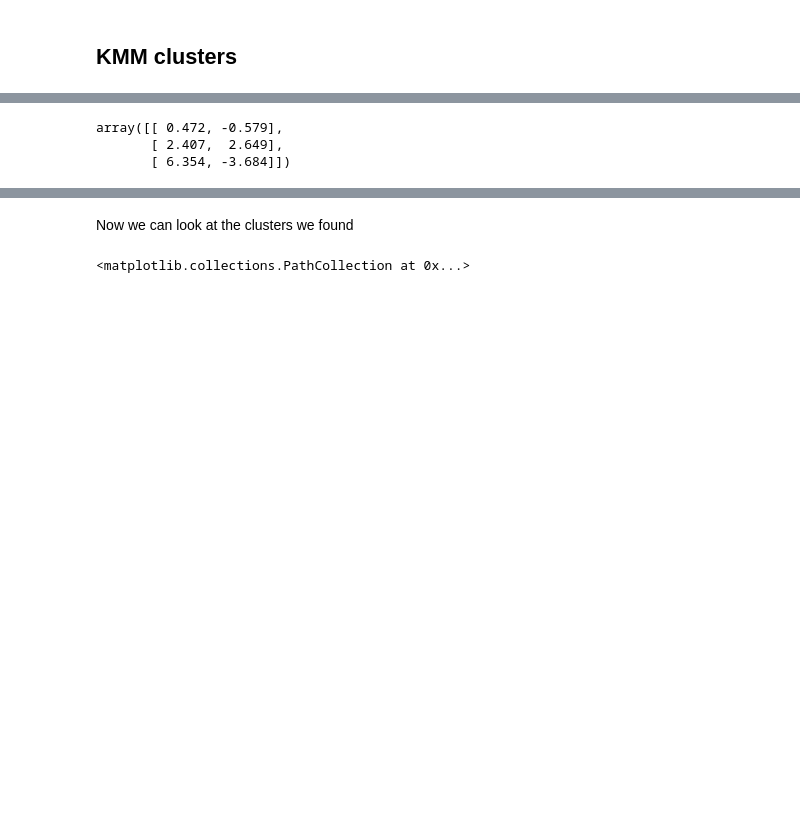
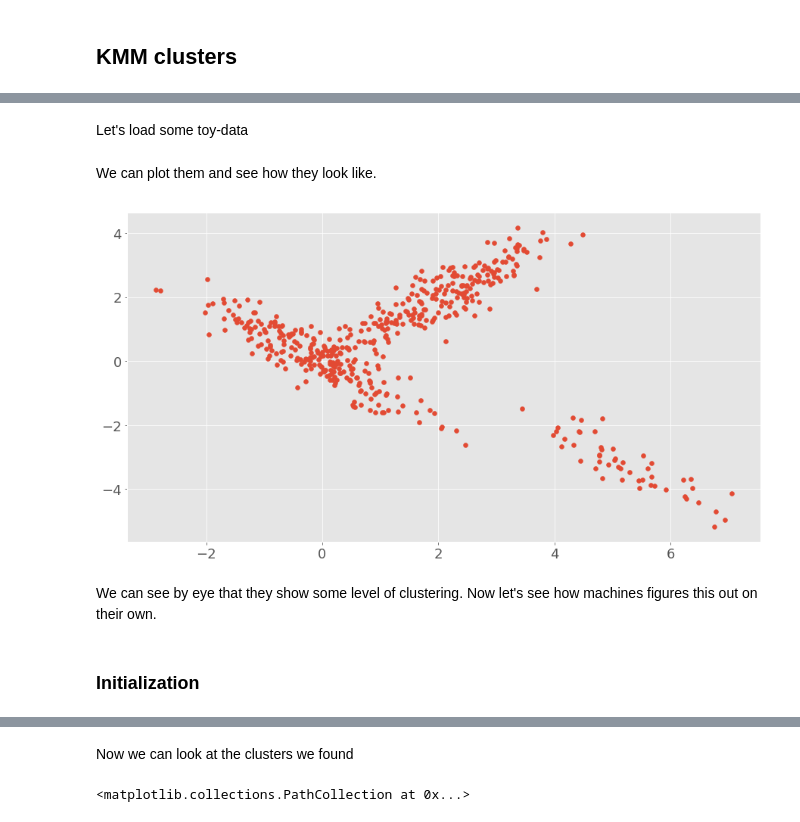
Before and after one commit to amanzotti/machine_learning, a Jupyter notebook: Machine_learning.ipynb, the cells around one changed output, grey strips where cells are left out. Cells and saved outputs as stored; diff of their text form; code cells hidden in the pictures; blank space fills up the shorter version.

```diff
--- a/Machine_learning.ipynb
+++ b/Machine_learning.ipynb
@@ -127,8 +35,14 @@ Load toy data
+# %% [markdown]
+Let's load some toy-data
 # %%
 data = np.loadtxt('toydata.txt')
-# %%
-mu
-# %% [output]
-array([[ 0.472, -0.579],
-       [ 2.407,  2.649],
-       [ 6.354, -3.684]])
+# %% [markdown]
+We can plot them and see how they look like.
+# %%
+plt.scatter(data[:,0],data[:,1]);
+# %% [output]
+[figure, added]
+# %% [markdown]
+We can see by eye that they show some level of clustering. Now let's see how machines figures this out on their own.
+# %% [markdown]
+### Initialization
```
Also changed, not shown: parts of 70 cells of this notebook.
